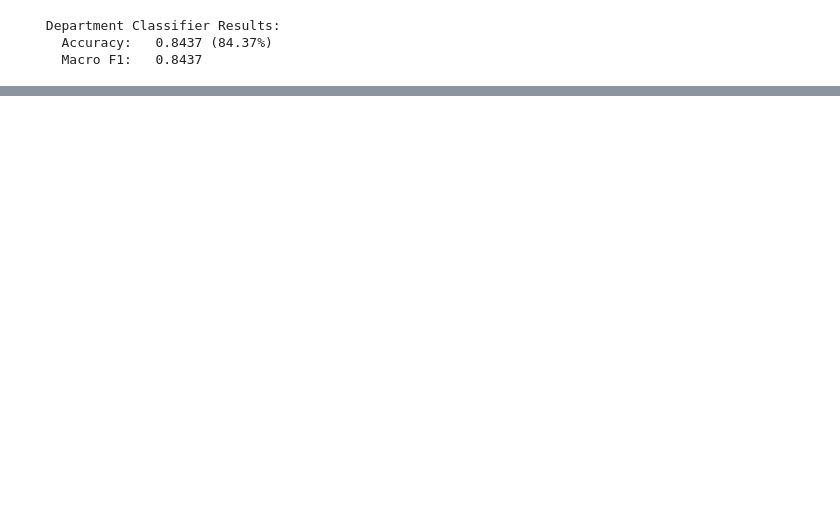
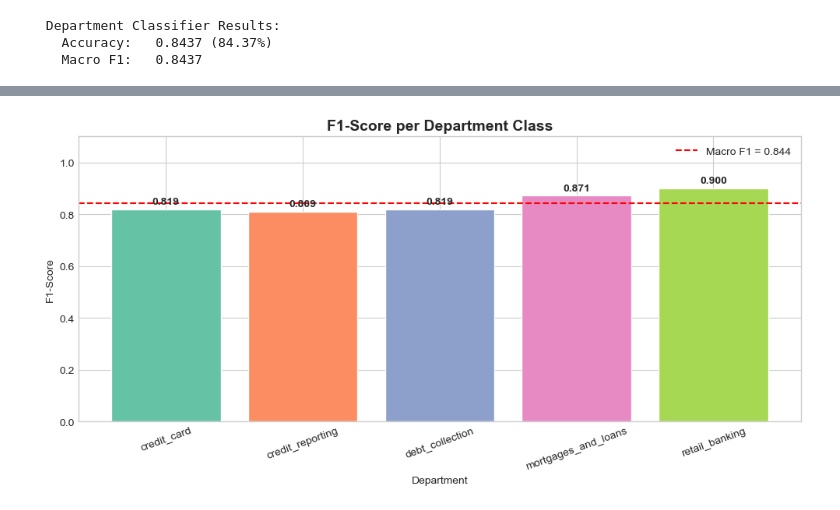
Before and after one commit to Parina89/Project-1-AI-driven-citizen-grievance-and-sentiment-analysis-, a Jupyter notebook: Week4.ipynb, the cells around one changed output, grey strips where cells are left out. Cells and saved outputs as stored; diff of their text form; code cells hidden in the pictures; blank space fills up the shorter version.

```diff
--- a/Week4.ipynb
+++ b/Week4.ipynb
@@ -230,0 +269,22 @@ print(f'   Macro F1:   {dept_f1:.4f}')
+# %%
+# Per-class F1 bar chart
+report_dict = classification_report(y_dept_test, y_dept_pred, output_dict=True)
+classes = [k for k in report_dict if k not in ['accuracy', 'macro avg', 'weighted avg']]
+f1_scores = [report_dict[c]['f1-score'] for c in classes]
+
+plt.figure(figsize=(10, 5))
+bars = plt.bar(classes, f1_scores, color=sns.color_palette('Set2', len(classes)), edgecolor='white')
+plt.axhline(y=dept_f1, color='red', linestyle='--', linewidth=1.5, label=f'Macro F1 = {dept_f1:.3f}')
+plt.title('F1-Score per Department Class', fontsize=14, fontweight='bold')
+plt.xlabel('Department')
+plt.ylabel('F1-Score')
+plt.ylim(0, 1.1)
+plt.legend()
+for bar, score in zip(bars, f1_scores):
+    plt.text(bar.get_x() + bar.get_width()/2, bar.get_height() + 0.02,
+             f'{score:.3f}', ha='center', fontsize=10, fontweight='bold')
+plt.xticks(rotation=20)
+plt.tight_layout()
+plt.show()
+# %% [output]
+[figure, added]
```
Also changed, not shown: parts of 4 cells of this notebook.
